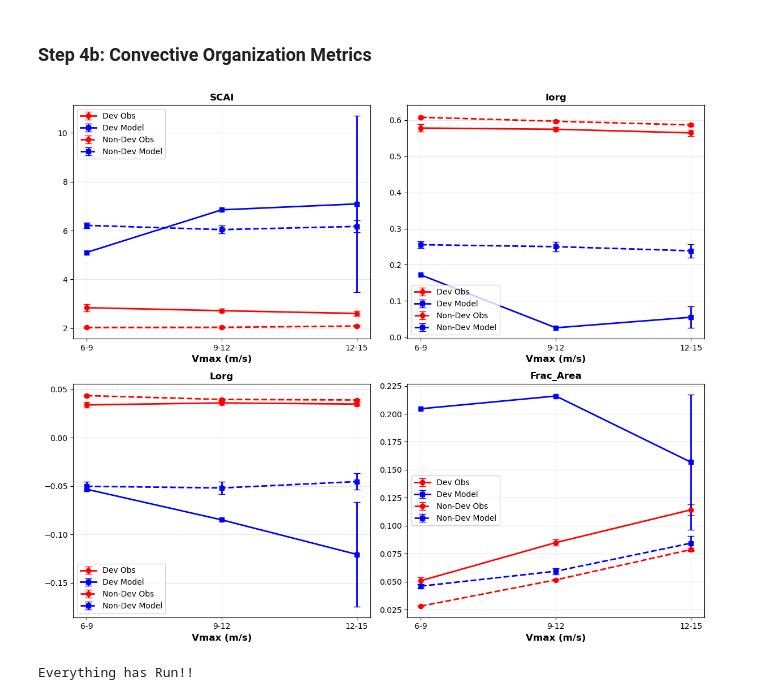
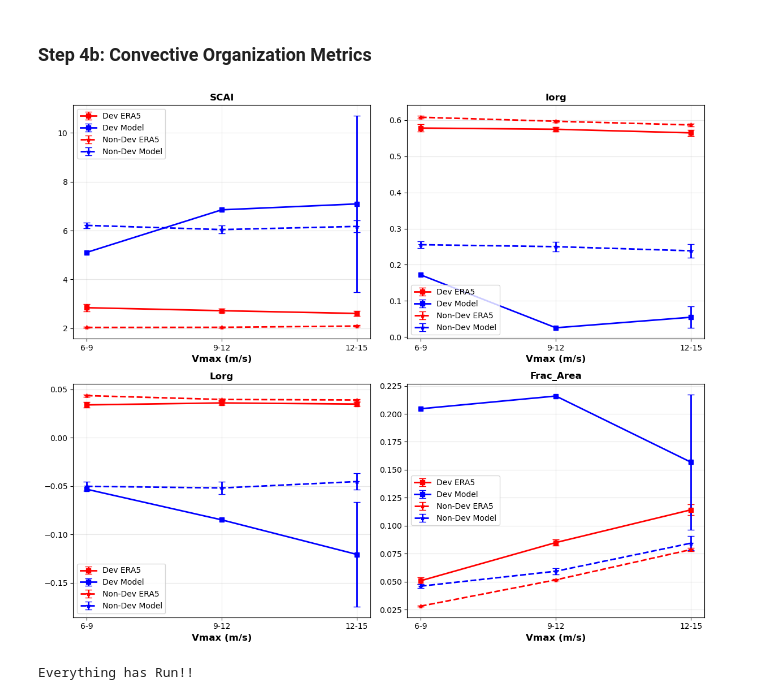
Before and after one commit to allison-wing/MDTF-diagnostics, a Jupyter notebook: diagnostics/TCseed/TCseed_notebook.ipynb, the cells around one changed output. Saved outputs shown, nothing was run; the diff lists cells and outputs as text; code cells hidden in the pictures.

```diff
--- a/diagnostics/TCseed/TCseed_notebook.ipynb
+++ b/diagnostics/TCseed/TCseed_notebook.ipynb
@@ -669,35 +672,37 @@ Plotting_File.Spatial_Map_Model(Dev_Model_Means, Non_Dev_Model_Means, P95_Model)
 # %%
 x = ['6-9', '9-12', '12-15']
 metrics = ['SCAI', 'Iorg', 'Lorg', 'Frac_Area']
 
 styles = {
-    'Dev Obs':       dict(color='red',  linestyle='solid',  marker='o'),
+    'Dev ERA5':       dict(color='red',  linestyle='solid',  marker='s'),
     'Dev Model':     dict(color='blue', linestyle='solid',  marker='s'),
-    'Non-Dev Obs':   dict(color='red',  linestyle='dashed', marker='o'),
-    'Non-Dev Model': dict(color='blue', linestyle='dashed', marker='s'),
+    'Non-Dev ERA5':   dict(color='red',  linestyle='dashed', marker='*'),
+    'Non-Dev Model': dict(color='blue', linestyle='dashed', marker='*'),
 }
 
 fig, axes = plt.subplots(2, 2, figsize=(12, 10))
 
 for ax, metric in zip(axes.flat, metrics):
     data = {
         # (values, errors)
-        'Dev Obs':       (obs_Data[f'Dev_{metric}'].values,     obs_Data[f'Dev_{metric}_Err'].values),
+        'Dev ERA5':       (obs_Data[f'Dev_{metric}'].values,     obs_Data[f'Dev_{metric}_Err'].values),
         'Dev Model':     (Dev_Model[metric],                    Dev_Model[f'{metric}_Err']),
-        'Non-Dev Obs':   (obs_Data[f'Non_Dev_{metric}'].values, obs_Data[f'Non_Dev_{metric}_Err'].values),
+        'Non-Dev ERA5':   (obs_Data[f'Non_Dev_{metric}'].values, obs_Data[f'Non_Dev_{metric}_Err'].values),
         'Non-Dev Model': (Non_Dev_Model[metric],                Non_Dev_Model[f'{metric}_Err']),
     }
     for lbl, (y, err) in data.items():
         ax.errorbar(x, y, yerr=err, label=lbl, capsize=4, linewidth=2, **styles[lbl])
 
     ax.set_title(metric, fontsize=12, fontweight='bold')
     ax.set_xlabel('Vmax (m/s)', fontsize=12, fontweight='bold')
     ax.grid(True, alpha = 0.3)
     ax.legend()
 
 plt.tight_layout()
+
+plt.savefig(os.environ['WORK_DIR'] + '/4_Panel.png')# O
 # %% [output]
-[figure, old version]
+[figure, new version]
 # %%
 print("Everything has Run!!")
 # %% [output]
```
Also changed, not shown: parts of 3 cells of this notebook, 2 other files.
